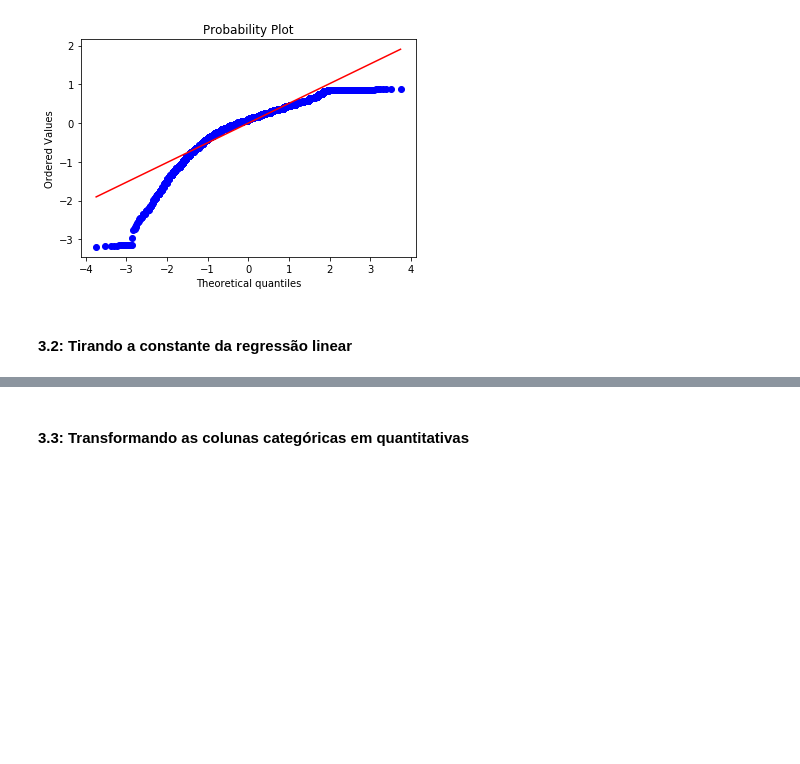
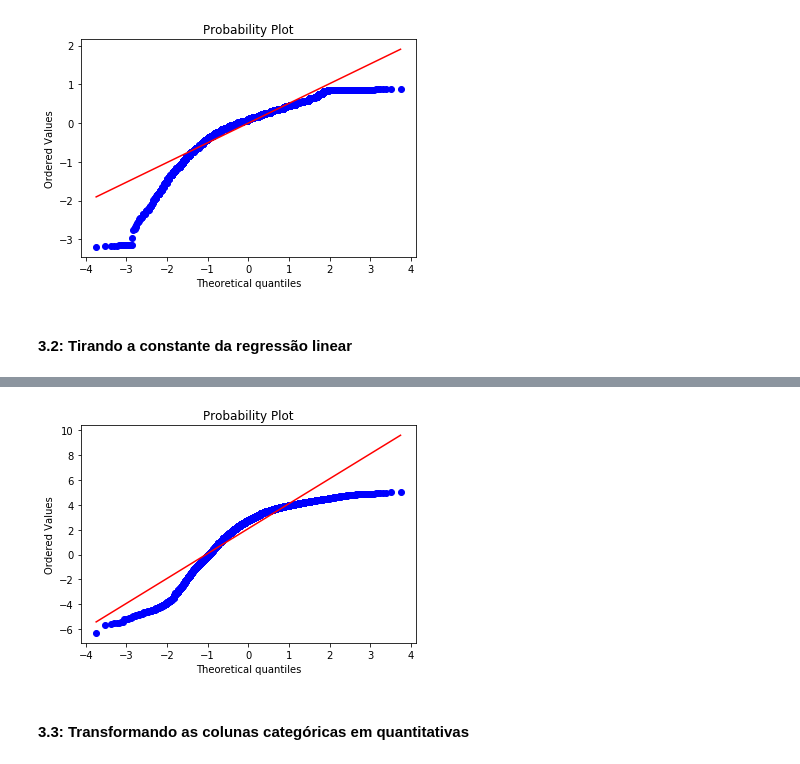
Before and after one commit to Arthurventrilho/Projeto3, a Jupyter notebook: P3.ipynb, the cells around one changed output, grey strips where cells are left out. Saved outputs shown, nothing was run; the diff lists cells and outputs as text; code cells hidden in the pictures; blank space fills up the shorter version.

```diff
--- a/P3.ipynb
+++ b/P3.ipynb
@@ -234,3 +226,8 @@ strong multicollinearity or other numerical problems.
+# %%
+#Justificativa do que foi afirmado acima
+probplot(results.resid, dist="norm", plot=plt);
+# %% [output]
+[figure, added]
 # %% [markdown]
 #### 3.3: Transformando as colunas categóricas em quantitativas
 # %%
```
Also changed, not shown: parts of 17 cells of this notebook.
